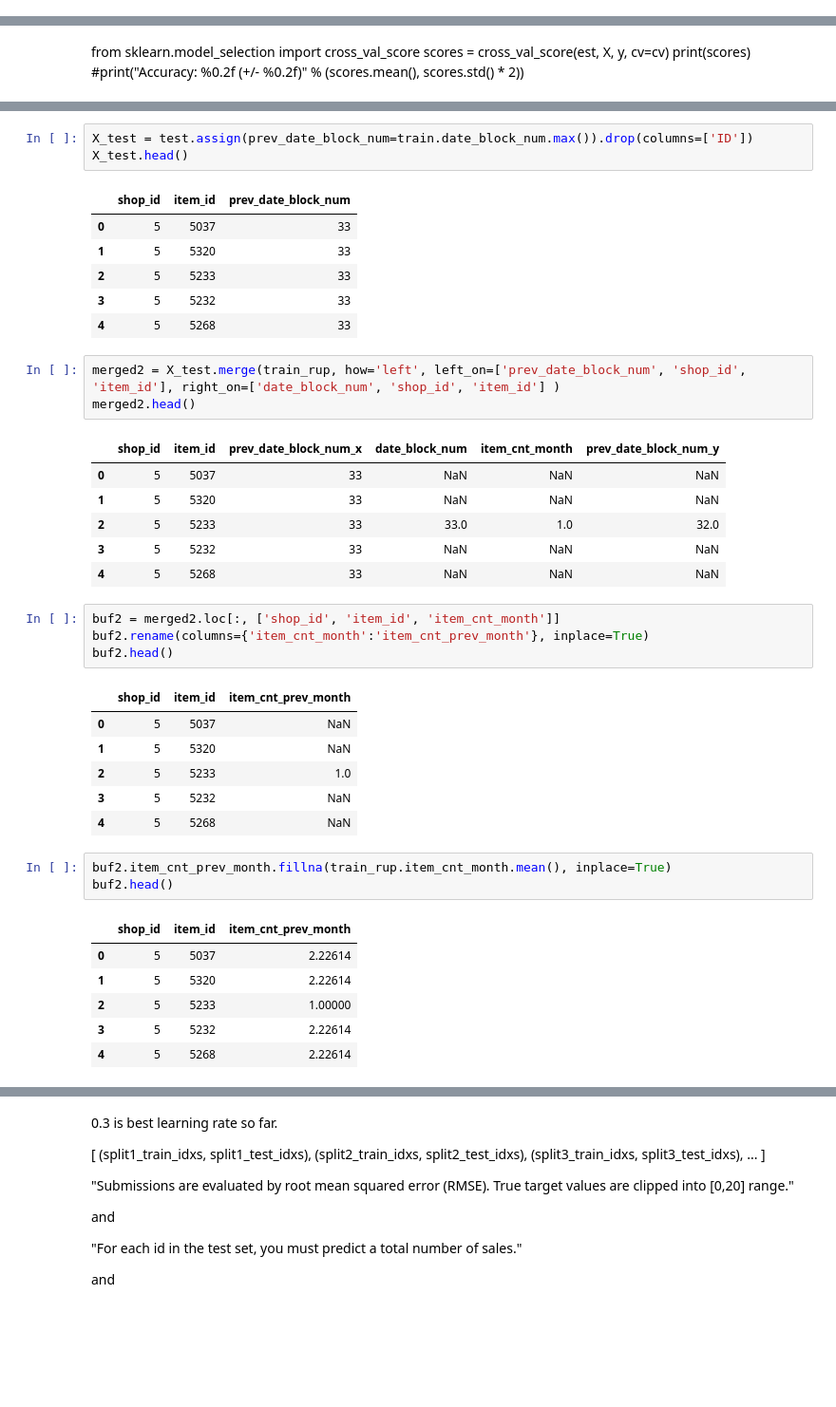
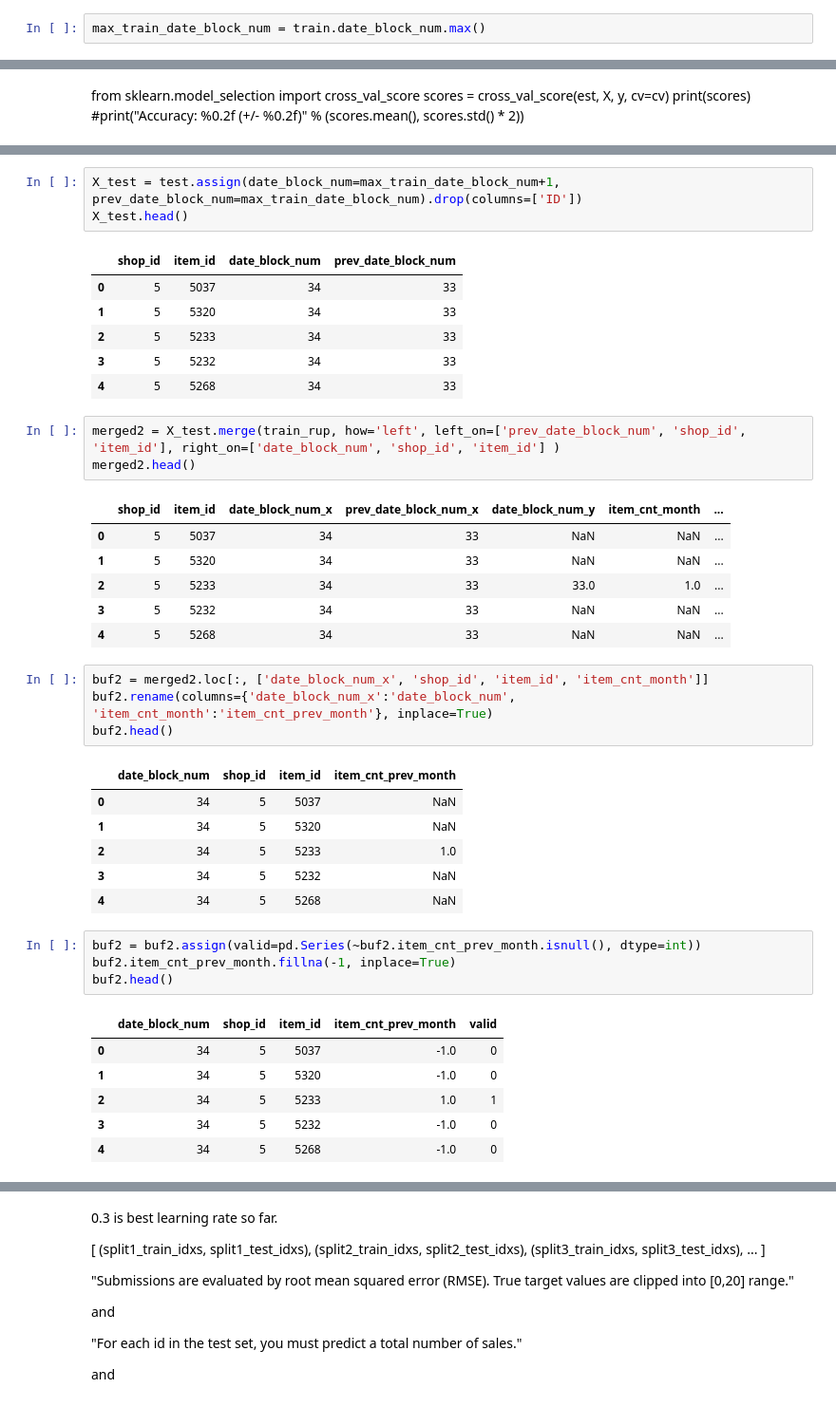
Before and after one commit to mortennp/mooc, a Jupyter notebook: NRUHSE_AdvML/Competetive DS/FinalProject/Lagged.ipynb, the cells around one changed output, grey strips where cells are left out. Shown at 95% size. Drawn from its saved outputs; the diff is of its cells as text; blank space fills up the shorter version.

```diff
--- a/NRUHSE_AdvML/Competetive DS/FinalProject/Lagged.ipynb
+++ b/NRUHSE_AdvML/Competetive DS/FinalProject/Lagged.ipynb
@@ -17,6 +25,8 @@ shops = pd.read_csv(os.path.join(DATA_FOLDER, 'shops.csv'))
 # %% [markdown]
 train.date = pd.to_datetime(train.date, format='%d.%m.%Y')
 print(train.date.min(), train.date.max())
+# %%
+max_train_date_block_num = train.date_block_num.max()
 # %%
 train.item_cnt_day = train.item_cnt_day.clip(0, 20)
 # %%
@@ -191,42 +216,43 @@ print(np.sqrt(mse))
 # %%
-X_test = test.assign(prev_date_block_num=train.date_block_num.max()).drop(columns=['ID'])
+X_test = test.assign(date_block_num=max_train_date_block_num+1, prev_date_block_num=max_train_date_block_num).drop(columns=['ID'])
 X_test.head()
 # %% [output]
-|  | shop_id | item_id | prev_date_block_num |
-| 0 | 5 | 5037 | 33 |
-| 1 | 5 | 5320 | 33 |
-| 2 | 5 | 5233 | 33 |
-| 3 | 5 | 5232 | 33 |
-| 4 | 5 | 5268 | 33 |
+|  | shop_id | item_id | date_block_num | prev_date_block_num |
+| 0 | 5 | 5037 | 34 | 33 |
+| 1 | 5 | 5320 | 34 | 33 |
+| 2 | 5 | 5233 | 34 | 33 |
+| 3 | 5 | 5232 | 34 | 33 |
+| 4 | 5 | 5268 | 34 | 33 |
 # %%
 merged2 = X_test.merge(train_rup, how='left', left_on=['prev_date_block_num', 'shop_id', 'item_id'], right_on=['date_block_num', 'shop_id', 'item_id'] )
 merged2.head()
 # %% [output]
-|  | shop_id | item_id | prev_date_block_num_x | date_block_num | item_cnt_month | prev_date_block_num_y |
-| 0 | 5 | 5037 | 33 | NaN | NaN | NaN |
-| 1 | 5 | 5320 | 33 | NaN | NaN | NaN |
-| 2 | 5 | 5233 | 33 | 33.0 | 1.0 | 32.0 |
-| 3 | 5 | 5232 | 33 | NaN | NaN | NaN |
-| 4 | 5 | 5268 | 33 | NaN | NaN | NaN |
+|  | shop_id | item_id | date_block_num_x | prev_date_block_num_x | date_block_num_y | item_cnt_month | ... |
+| 0 | 5 | 5037 | 34 | 33 | NaN | NaN | ... |
+| 1 | 5 | 5320 | 34 | 33 | NaN | NaN | ... |
+| 2 | 5 | 5233 | 34 | 33 | 33.0 | 1.0 | ... |
+| 3 | 5 | 5232 | 34 | 33 | NaN | NaN | ... |
+| 4 | 5 | 5268 | 34 | 33 | NaN | NaN | ... |
 # %%
-buf2 = merged2.loc[:, ['shop_id', 'item_id', 'item_cnt_month']]
-buf2.rename(columns={'item_cnt_month':'item_cnt_prev_month'}, inplace=True)
+buf2 = merged2.loc[:, ['date_block_num_x', 'shop_id', 'item_id', 'item_cnt_month']]
+buf2.rename(columns={'date_block_num_x':'date_block_num', 'item_cnt_month':'item_cnt_prev_month'}, inplace=True)
 buf2.head()
 # %% [output]
-|  | shop_id | item_id | item_cnt_prev_month |
-| 0 | 5 | 5037 | NaN |
-| 1 | 5 | 5320 | NaN |
-| 2 | 5 | 5233 | 1.0 |
-| 3 | 5 | 5232 | NaN |
-| 4 | 5 | 5268 | NaN |
+|  | date_block_num | shop_id | item_id | item_cnt_prev_month |
+| 0 | 34 | 5 | 5037 | NaN |
+| 1 | 34 | 5 | 5320 | NaN |
+| 2 | 34 | 5 | 5233 | 1.0 |
+| 3 | 34 | 5 | 5232 | NaN |
+| 4 | 34 | 5 | 5268 | NaN |
 # %%
-buf2.item_cnt_prev_month.fillna(train_rup.item_cnt_month.mean(), inplace=True)
+buf2 = buf2.assign(valid=pd.Series(~buf2.item_cnt_prev_month.isnull(), dtype=int))
+buf2.item_cnt_prev_month.fillna(-1, inplace=True)
 buf2.head()
 # %% [output]
-|  | shop_id | item_id | item_cnt_prev_month |
-| 0 | 5 | 5037 | 2.22614 |
-| 1 | 5 | 5320 | 2.22614 |
-| 2 | 5 | 5233 | 1.00000 |
-| 3 | 5 | 5232 | 2.22614 |
-| 4 | 5 | 5268 | 2.22614 |
+|  | date_block_num | shop_id | item_id | item_cnt_prev_month | valid |
+| 0 | 34 | 5 | 5037 | -1.0 | 0 |
+| 1 | 34 | 5 | 5320 | -1.0 | 0 |
+| 2 | 34 | 5 | 5233 | 1.0 | 1 |
+| 3 | 34 | 5 | 5232 | -1.0 | 0 |
+| 4 | 34 | 5 | 5268 | -1.0 | 0 |
 # %%
```
Also changed, not shown: parts of 30 cells of this notebook.
